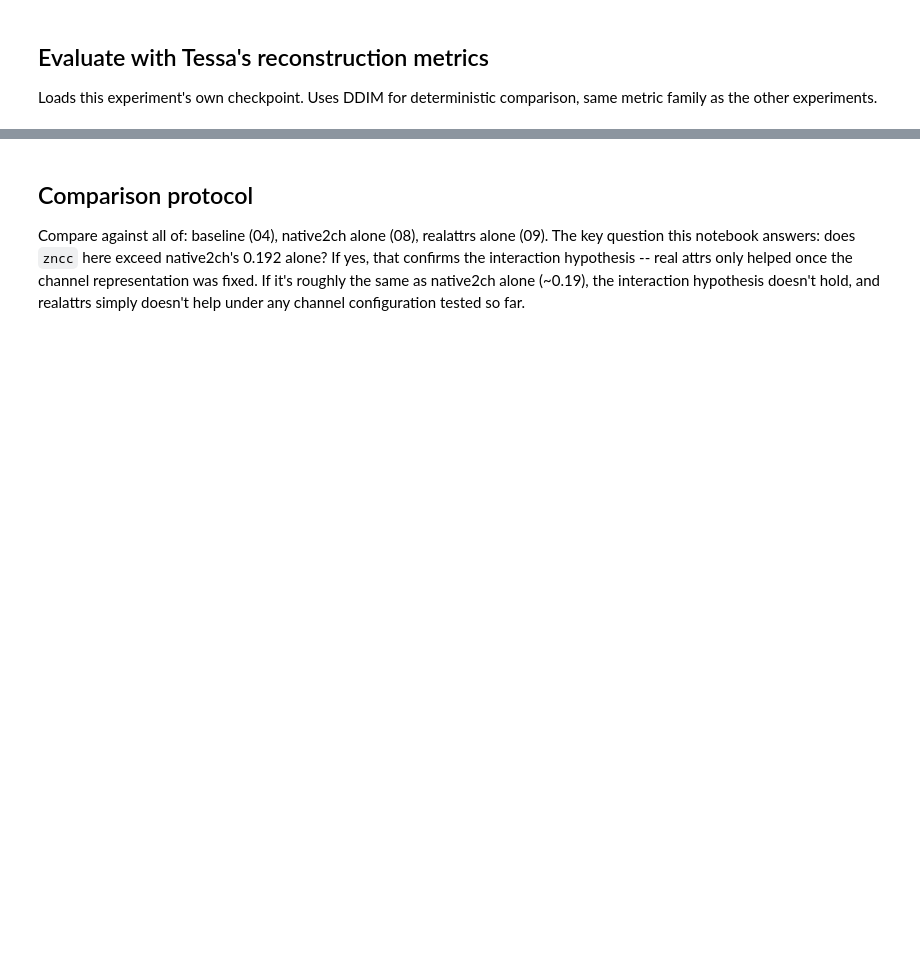
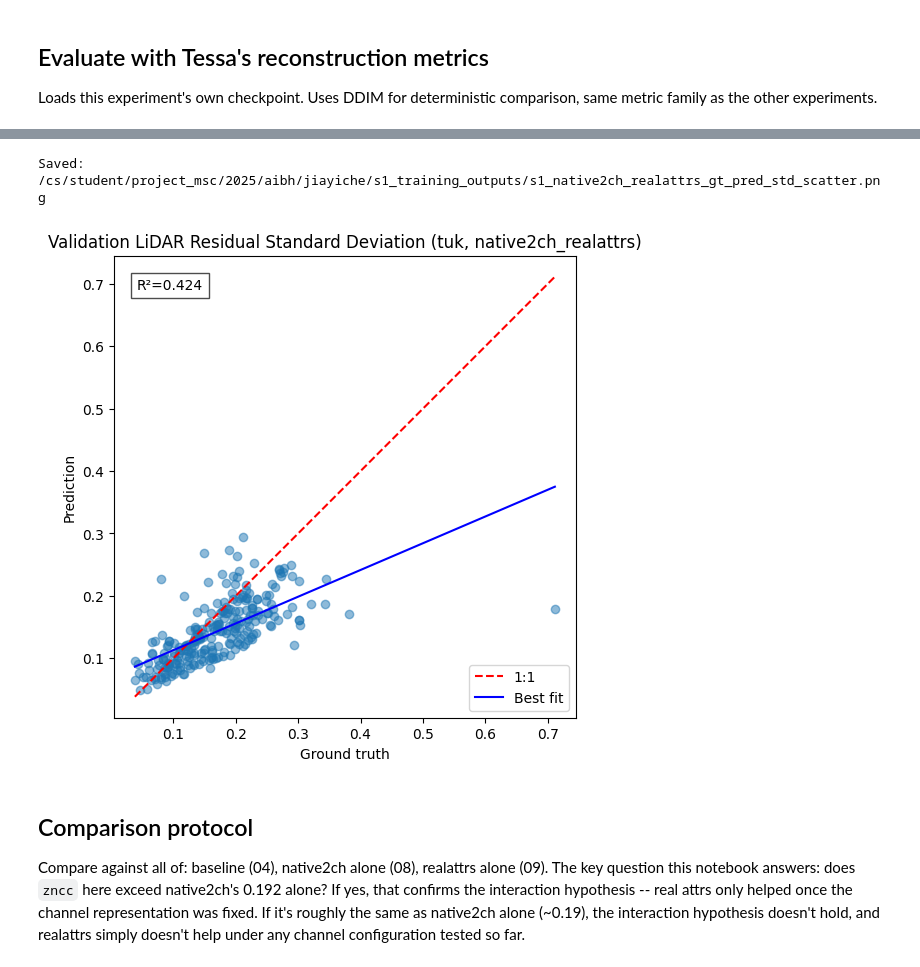
Before and after one commit to jy-gfm/roughnet-sentinel1-pipeline, a Jupyter notebook: notebooks/12_sentinel1_native2ch_realattrs_combined.ipynb, the cells around one changed output, grey strips where cells are left out. Cells and saved outputs as stored; diff of their text form; code cells hidden in the pictures; blank space fills up the shorter version.

```diff
--- a/notebooks/12_sentinel1_native2ch_realattrs_combined.ipynb
+++ b/notebooks/12_sentinel1_native2ch_realattrs_combined.ipynb
@@ -276,3 +340,35 @@ print('Mean metrics:', {key: float(np.nanmean([row[key] for row in metric_rows])
+# %%
+df_val = pd.DataFrame(metric_rows)
+
+x = df_val['gt_std_val']
+y = df_val['pred_std_val']
+
+plt.figure(figsize=(6, 6))
+plt.scatter(x, y, alpha=0.5)
+
+mn, mx = np.nanmin([x, y]), np.nanmax([x, y])
+plt.plot([mn, mx], [mn, mx], 'r--', label='1:1')
+
+mask = ~np.isnan(x) & ~np.isnan(y)
+z = np.polyfit(x[mask], y[mask], 1)
+p = np.poly1d(z)
+xs = np.array([mn, mx])
+plt.plot(xs, p(xs), 'b-', label='Best fit')
+
+r2 = np.corrcoef(x[mask], y[mask])[0, 1] ** 2
+plt.text(0.05, 0.95, f'R²={r2:.3f}', transform=plt.gca().transAxes, va='top', bbox=dict(facecolor='white', alpha=0.7))
+
+plt.xlabel('Ground truth')
+plt.ylabel('Prediction')
+plt.title(f'Validation LiDAR Residual Standard Deviation ({REGION}, {EXPERIMENT_TAG})')
+plt.legend()
+plt.gca().set_aspect('equal', adjustable='box')
+plt.savefig(OUTPUT_DIR / f's1_{EXPERIMENT_TAG}_gt_pred_std_scatter.png', dpi=150, bbox_inches='tight')
+print('Saved:', OUTPUT_DIR / f's1_{EXPERIMENT_TAG}_gt_pred_std_scatter.png')
+plt.show()
+# %% [output]
+Saved: /cs/student/project_msc/2025/aibh/jiayiche/s1_training_outputs/s1_native2ch_realattrs_gt_pred_std_scatter.png
+[figure, added]
 # %% [markdown]
 ## Comparison protocol
 
```
Also changed, not shown: parts of 6 cells of this notebook, 2 other files.
